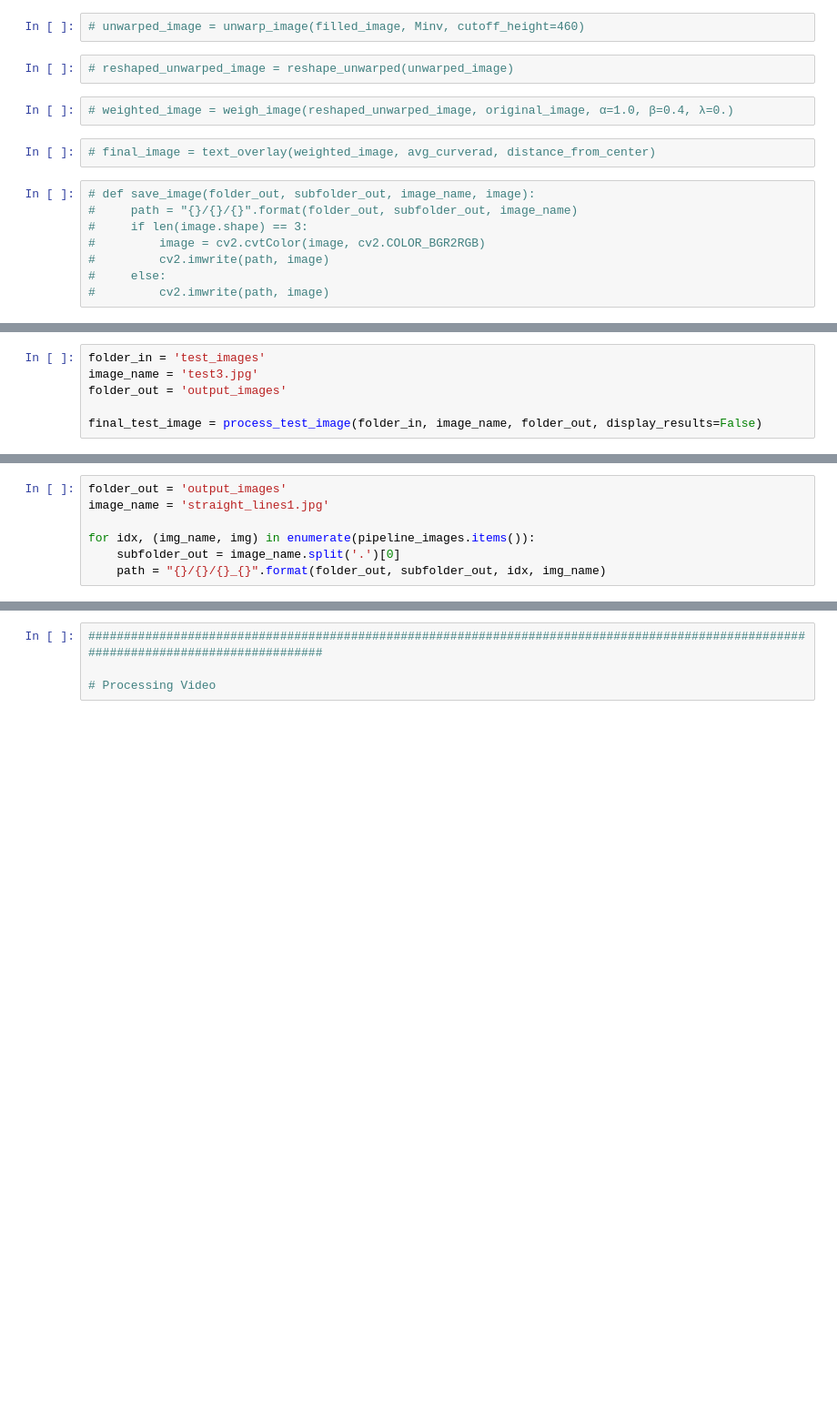
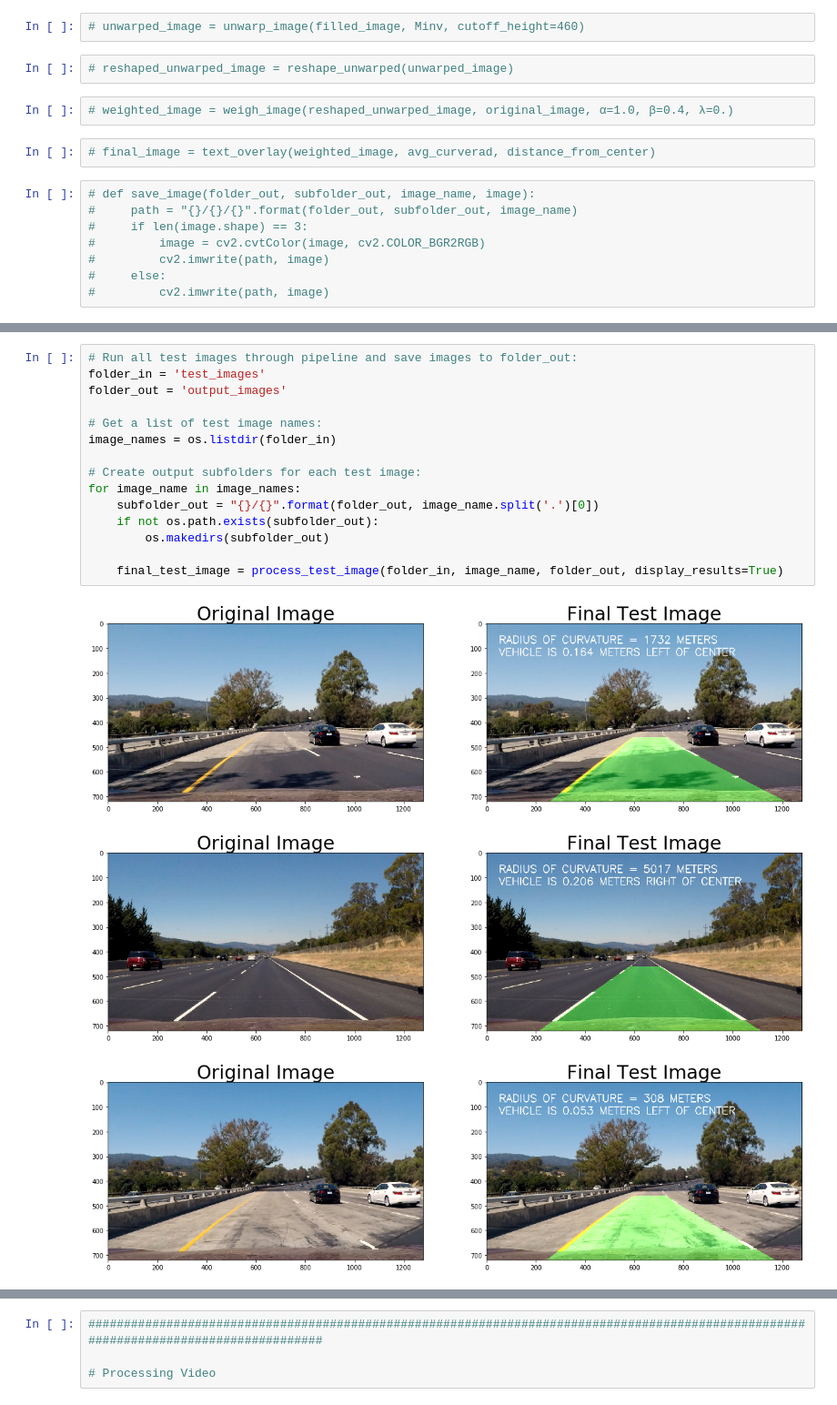
Before and after one commit to tyler-lewis-udacity/Advanced_Lane_Finding, a Jupyter notebook: P4_advanced_lane_finding.ipynb, the cells around one changed output, grey strips where cells are left out. Shown at 91% size. Saved outputs shown, nothing was run; the diff lists cells and outputs as text; blank space fills up the shorter version.

```diff
--- a/P4_advanced_lane_finding.ipynb
+++ b/P4_advanced_lane_finding.ipynb
@@ -741,9 +746,3 @@ def process_test_image(folder_in, image_name, folder_out, display_results=False)
         plot_side_by_side(original_image, final_test_image, 'Original Image', 'Final Test Image')
 
     return final_test_image
-# %%
-folder_in = 'test_images'
-image_name = 'test3.jpg'
-folder_out = 'output_images'
-
-final_test_image = process_test_image(folder_in, image_name, folder_out, display_results=False)
@@ -763,7 +749,19 @@ final_test_image = process_test_image(folder_in, image_name, folder_out, display
-# %%
-folder_out = 'output_images'
-image_name = 'straight_lines1.jpg'
-
-for idx, (img_name, img) in enumerate(pipeline_images.items()):
-    subfolder_out = image_name.split('.')[0]
-    path = "{}/{}/{}_{}".format(folder_out, subfolder_out, idx, img_name)
+# %%
+# Run all test images through pipeline and save images to folder_out:
+folder_in = 'test_images'
+folder_out = 'output_images'
+
+# Get a list of test image names:
+image_names = os.listdir(folder_in)
+
+# Create output subfolders for each test image:
+for image_name in image_names:
+    subfolder_out = "{}/{}".format(folder_out, image_name.split('.')[0])
+    if not os.path.exists(subfolder_out):
+        os.makedirs(subfolder_out)
+
+    final_test_image = process_test_image(folder_in, image_name, folder_out, display_results=True)
+# %% [output]
+[figure, added]
+[figure, added]
+[figure, added]
```
Also changed, not shown: parts of 6 cells of this notebook.
